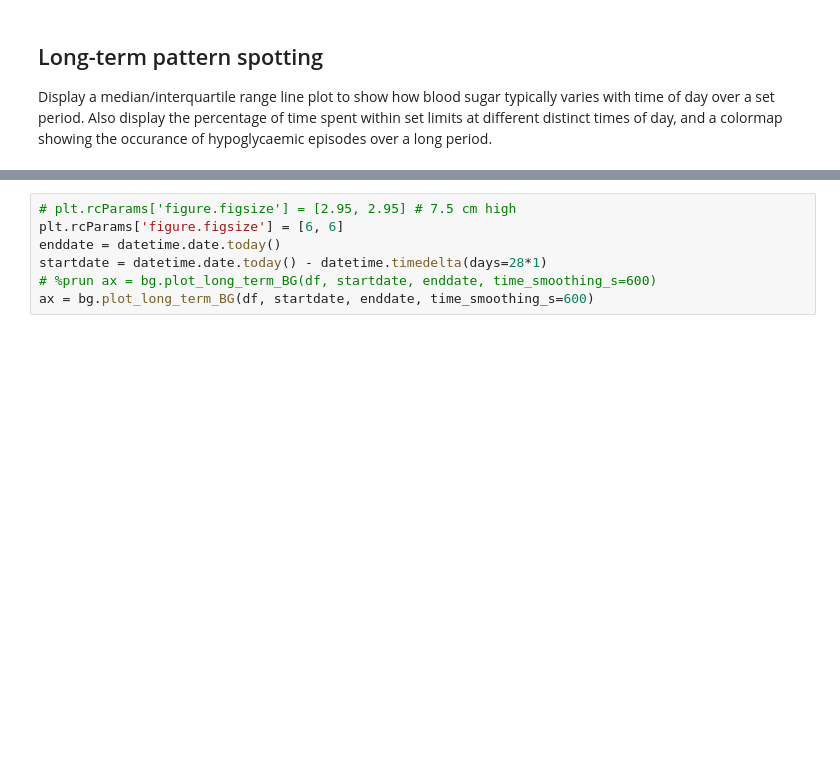
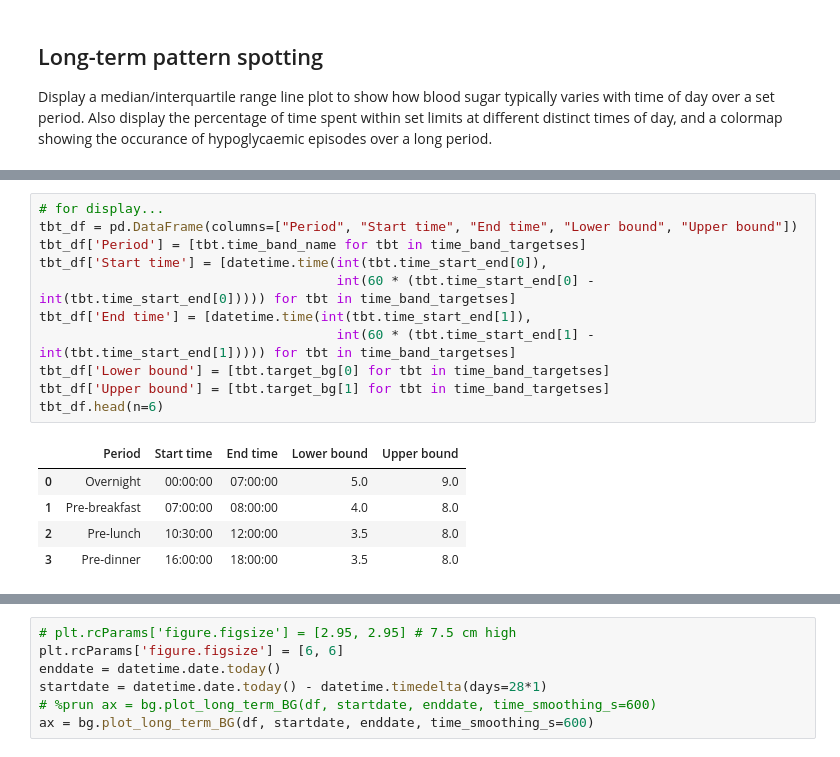
Before and after one commit to dougkelly88/blood-sugar-visualisation, a Jupyter notebook: BG visualisation.ipynb, the cells around one changed output, grey strips where cells are left out. Drawn from its saved outputs; the diff is of its cells as text; blank space fills up the shorter version.

```diff
--- a/BG visualisation.ipynb
+++ b/BG visualisation.ipynb
@@ -132,0 +201,17 @@ Display a median/interquartile range line plot to show how blood sugar typically
+# %%
+# for display...
+tbt_df = pd.DataFrame(columns=["Period", "Start time", "End time", "Lower bound", "Upper bound"])
+tbt_df['Period'] = [tbt.time_band_name for tbt in time_band_targetses]
+tbt_df['Start time'] = [datetime.time(int(tbt.time_start_end[0]),
+                                      int(60 * (tbt.time_start_end[0] - int(tbt.time_start_end[0])))) for tbt in time_band_targetses]
+tbt_df['End time'] = [datetime.time(int(tbt.time_start_end[1]),
+                                      int(60 * (tbt.time_start_end[1] - int(tbt.time_start_end[1])))) for tbt in time_band_targetses]
+tbt_df['Lower bound'] = [tbt.target_bg[0] for tbt in time_band_targetses]
+tbt_df['Upper bound'] = [tbt.target_bg[1] for tbt in time_band_targetses]
+tbt_df.head(n=6)
+# %% [output]
+|  | Period | Start time | End time | Lower bound | Upper bound |
+| 0 | Overnight | 00:00:00 | 07:00:00 | 5.0 | 9.0 |
+| 1 | Pre-breakfast | 07:00:00 | 08:00:00 | 4.0 | 8.0 |
+| 2 | Pre-lunch | 10:30:00 | 12:00:00 | 3.5 | 8.0 |
+| 3 | Pre-dinner | 16:00:00 | 18:00:00 | 3.5 | 8.0 |
```
Also changed, not shown: parts of 10 cells of this notebook.
